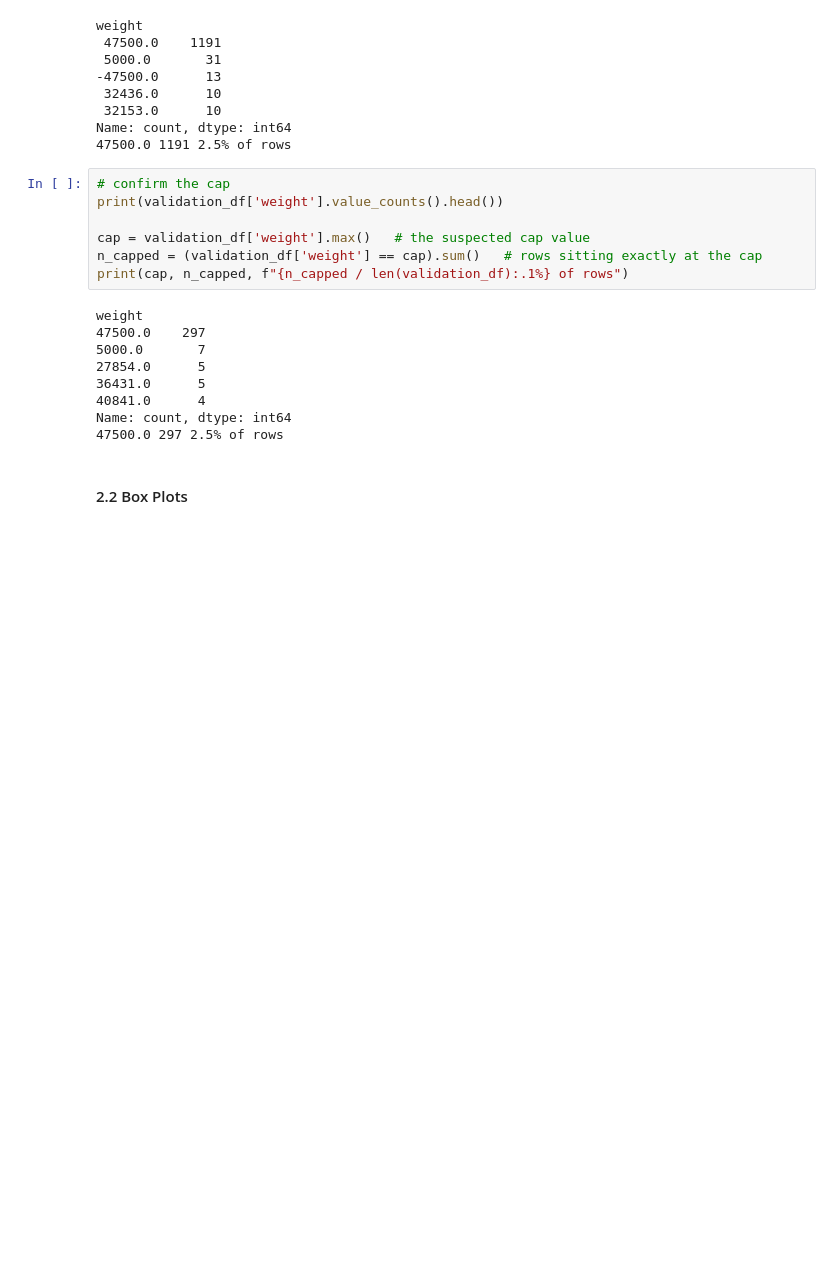
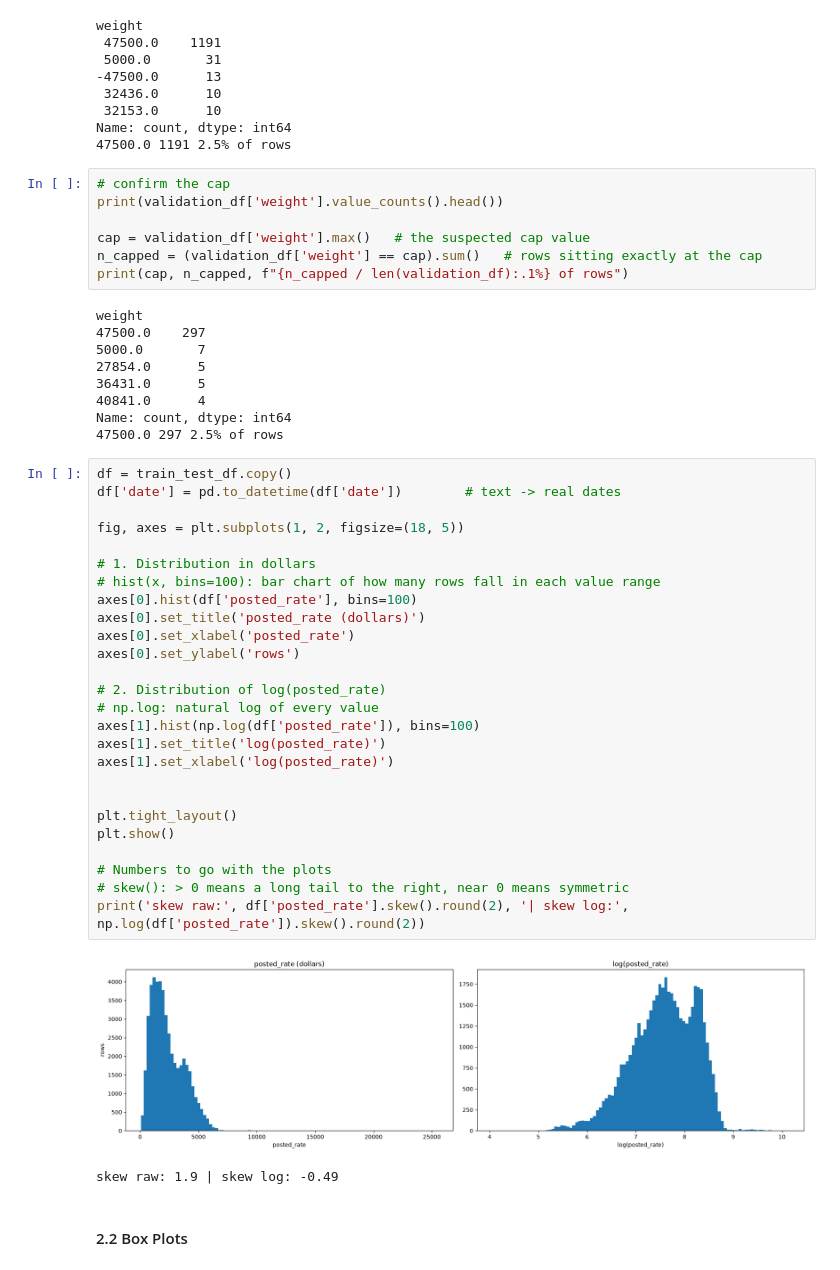
Before and after one commit to AhmadHazem/freight-rate-analysis, a Jupyter notebook: main.ipynb, the cells around one changed output. Drawn from its saved outputs; the diff is of its cells as text; blank space fills up the shorter version.

```diff
--- a/main.ipynb
+++ b/main.ipynb
@@ -347,6 +425,35 @@ weight
 40841.0      4
 Name: count, dtype: int64
 47500.0 297 2.5% of rows
+# %%
+df = train_test_df.copy()
+df['date'] = pd.to_datetime(df['date'])        # text -> real dates
+
+fig, axes = plt.subplots(1, 2, figsize=(18, 5))
+
+# 1. Distribution in dollars
+# hist(x, bins=100): bar chart of how many rows fall in each value range
+axes[0].hist(df['posted_rate'], bins=100)
+axes[0].set_title('posted_rate (dollars)')
+axes[0].set_xlabel('posted_rate')
+axes[0].set_ylabel('rows')
+
+# 2. Distribution of log(posted_rate)
+# np.log: natural log of every value
+axes[1].hist(np.log(df['posted_rate']), bins=100)
+axes[1].set_title('log(posted_rate)')
+axes[1].set_xlabel('log(posted_rate)')
+
+
+plt.tight_layout()
+plt.show()
+
+# Numbers to go with the plots
+# skew(): > 0 means a long tail to the right, near 0 means symmetric
+print('skew raw:', df['posted_rate'].skew().round(2), '| skew log:', np.log(df['posted_rate']).skew().round(2))
+# %% [output]
+[figure, added]
+skew raw: 1.9 | skew log: -0.49
 # %% [markdown]
 #### 2.2 Box Plots
 # %%
```
Also changed, not shown: parts of 13 cells of this notebook, 24 other files.
